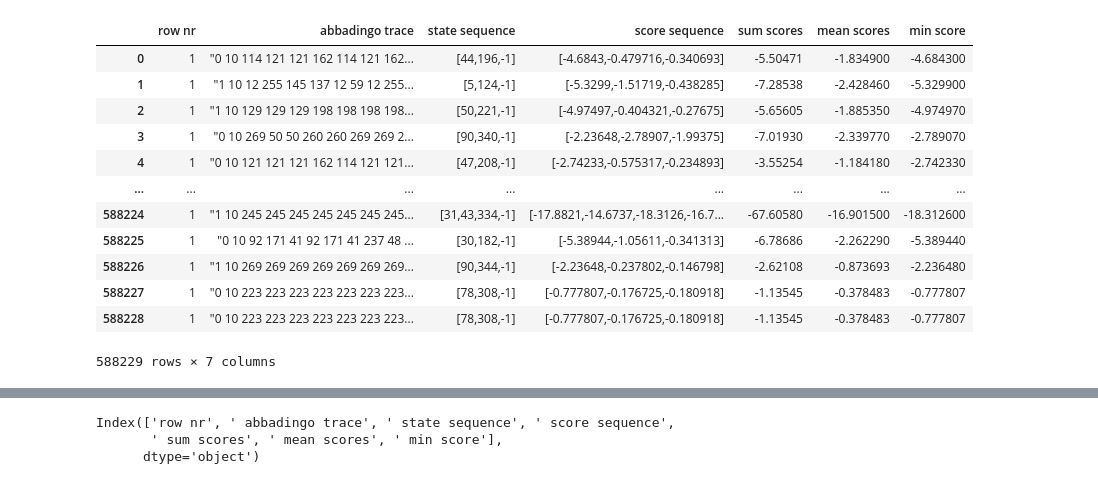
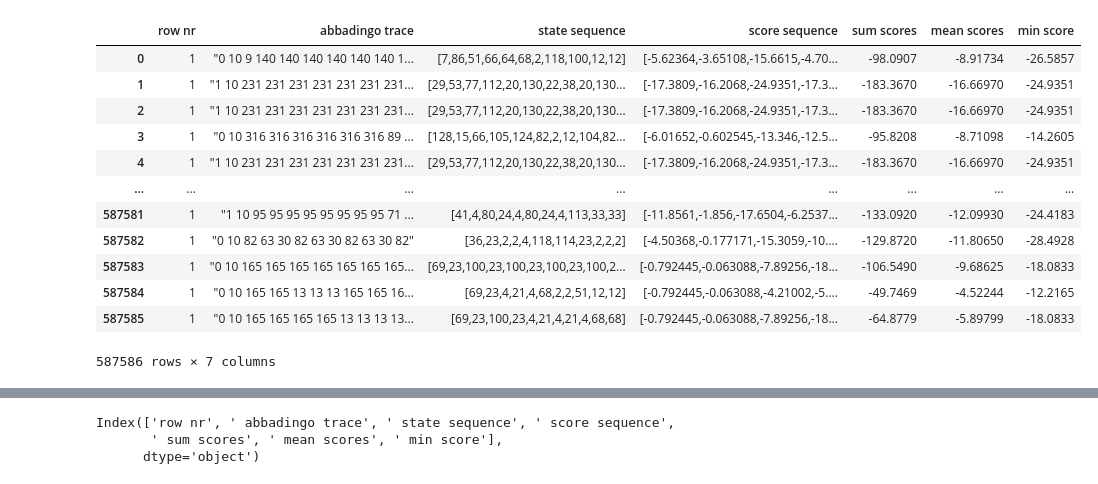
Before and after one commit to tudelft-cda-lab/FlexFringe, a Jupyter notebook: data/active_learning/test_nn_queries/BGL_network/evaluate_distilled_model_results.ipynb, the cells around one changed output, grey strips where cells are left out. Saved outputs shown, nothing was run; the diff lists cells and outputs as text; code cells hidden in the pictures.

```diff
--- a/data/active_learning/test_nn_queries/BGL_network/evaluate_distilled_model_results.ipynb
+++ b/data/active_learning/test_nn_queries/BGL_network/evaluate_distilled_model_results.ipynb
@@ -24,26 +27,26 @@ sequences.dat
 # %%
 import pandas as pd
 import pickle as pk
 
 label_file = "data/y_test.txt"
-results_file = "model.3.after_refs.json.result"
+results_file = "model_counterexample.json.result"
 
 df = pd.read_csv(results_file, delimiter=";")
 df
 # %% [output]
 |  | row nr | abbadingo trace | state sequence | score sequence | sum scores | mean scores | min score |
-| 0 | 1 | "0 10 114 121 121 162 114 121 162... | [44,196,-1] | [-4.6843,-0.479716,-0.340693] | -5.50471 | -1.834900 | -4.684300 |
-| 1 | 1 | "1 10 12 255 145 137 12 59 12 255... | [5,124,-1] | [-5.3299,-1.51719,-0.438285] | -7.28538 | -2.428460 | -5.329900 |
-| 2 | 1 | "1 10 129 129 129 198 198 198 198... | [50,221,-1] | [-4.97497,-0.404321,-0.27675] | -5.65605 | -1.885350 | -4.974970 |
-| 3 | 1 | "0 10 269 50 50 260 260 269 269 2... | [90,340,-1] | [-2.23648,-2.78907,-1.99375] | -7.01930 | -2.339770 | -2.789070 |
-| 4 | 1 | "0 10 121 121 121 162 114 121 121... | [47,208,-1] | [-2.74233,-0.575317,-0.234893] | -3.55254 | -1.184180 | -2.742330 |
+| 0 | 1 | "0 10 9 140 140 140 140 140 140 1... | [7,86,51,66,64,68,2,118,100,12,12] | [-5.62364,-3.65108,-15.6615,-4.70... | -98.0907 | -8.91734 | -26.5857 |
+| 1 | 1 | "1 10 231 231 231 231 231 231 231... | [29,53,77,112,20,130,22,38,20,130... | [-17.3809,-16.2068,-24.9351,-17.3... | -183.3670 | -16.66970 | -24.9351 |
+| 2 | 1 | "1 10 231 231 231 231 231 231 231... | [29,53,77,112,20,130,22,38,20,130... | [-17.3809,-16.2068,-24.9351,-17.3... | -183.3670 | -16.66970 | -24.9351 |
+| 3 | 1 | "0 10 316 316 316 316 316 316 89 ... | [128,15,66,105,124,82,2,12,104,82... | [-6.01652,-0.602545,-13.346,-12.5... | -95.8208 | -8.71098 | -14.2605 |
+| 4 | 1 | "1 10 231 231 231 231 231 231 231... | [29,53,77,112,20,130,22,38,20,130... | [-17.3809,-16.2068,-24.9351,-17.3... | -183.3670 | -16.66970 | -24.9351 |
 | ... | ... | ... | ... | ... | ... | ... | ... |
-| 588224 | 1 | "1 10 245 245 245 245 245 245 245... | [31,43,334,-1] | [-17.8821,-14.6737,-18.3126,-16.7... | -67.60580 | -16.901500 | -18.312600 |
-| 588225 | 1 | "0 10 92 171 41 92 171 41 237 48 ... | [30,182,-1] | [-5.38944,-1.05611,-0.341313] | -6.78686 | -2.262290 | -5.389440 |
-| 588226 | 1 | "1 10 269 269 269 269 269 269 269... | [90,344,-1] | [-2.23648,-0.237802,-0.146798] | -2.62108 | -0.873693 | -2.236480 |
-| 588227 | 1 | "0 10 223 223 223 223 223 223 223... | [78,308,-1] | [-0.777807,-0.176725,-0.180918] | -1.13545 | -0.378483 | -0.777807 |
-| 588228 | 1 | "0 10 223 223 223 223 223 223 223... | [78,308,-1] | [-0.777807,-0.176725,-0.180918] | -1.13545 | -0.378483 | -0.777807 |
+| 587581 | 1 | "1 10 95 95 95 95 95 95 95 95 71 ... | [41,4,80,24,4,80,24,4,113,33,33] | [-11.8561,-1.856,-17.6504,-6.2537... | -133.0920 | -12.09930 | -24.4183 |
+| 587582 | 1 | "0 10 82 63 30 82 63 30 82 63 30 82" | [36,23,2,2,4,118,114,23,2,2,2] | [-4.50368,-0.177171,-15.3059,-10.... | -129.8720 | -11.80650 | -28.4928 |
+| 587583 | 1 | "0 10 165 165 165 165 165 165 165... | [69,23,100,23,100,23,100,23,100,2... | [-0.792445,-0.063088,-7.89256,-18... | -106.5490 | -9.68625 | -18.0833 |
+| 587584 | 1 | "0 10 165 165 13 13 13 165 165 16... | [69,23,4,21,4,68,2,2,51,12,12] | [-0.792445,-0.063088,-4.21002,-5.... | -49.7469 | -4.52244 | -12.2165 |
+| 587585 | 1 | "0 10 165 165 165 165 13 13 13 13... | [69,23,100,23,4,21,4,21,4,68,68] | [-0.792445,-0.063088,-7.89256,-18... | -64.8779 | -5.89799 | -18.0833 |
-588229 rows × 7 columns
+587586 rows × 7 columns
 # %%
 y = list()
 with open(label_file, "rt") as inf:
```
Also changed, not shown: parts of 4 cells of this notebook, 33 other files.
